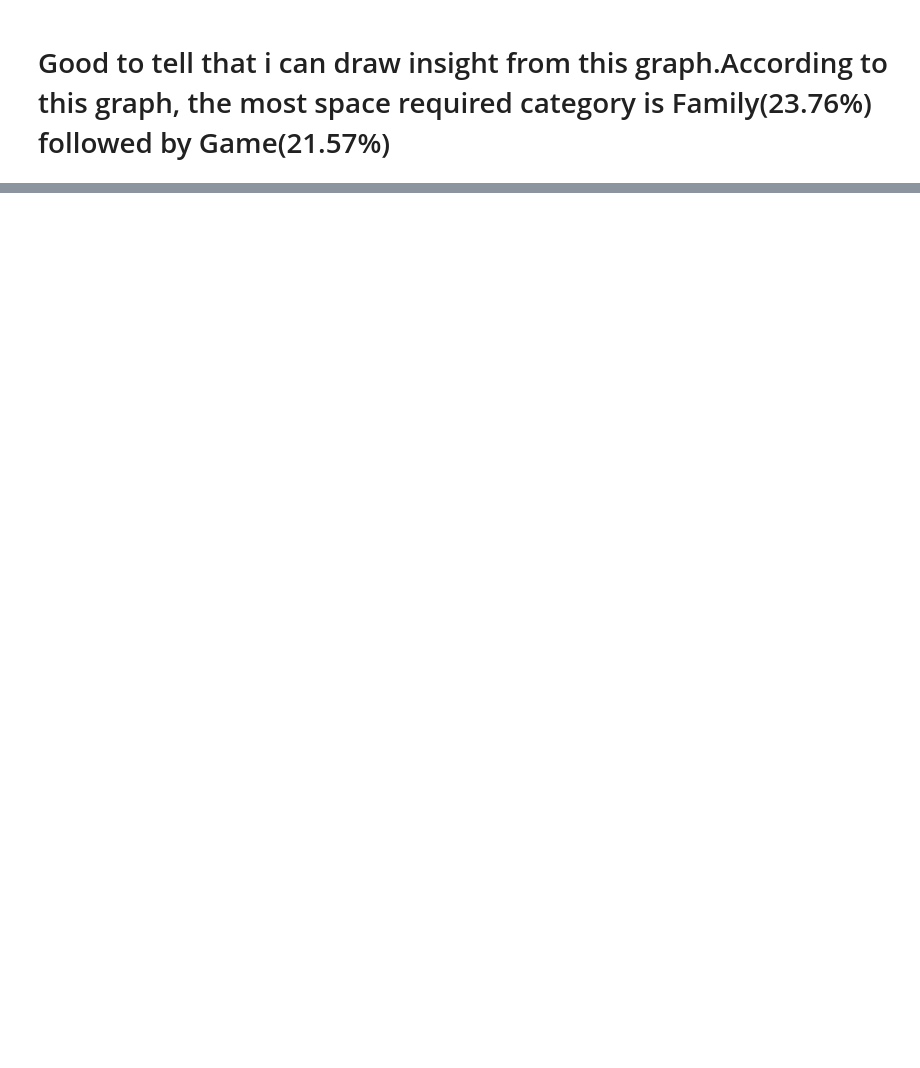
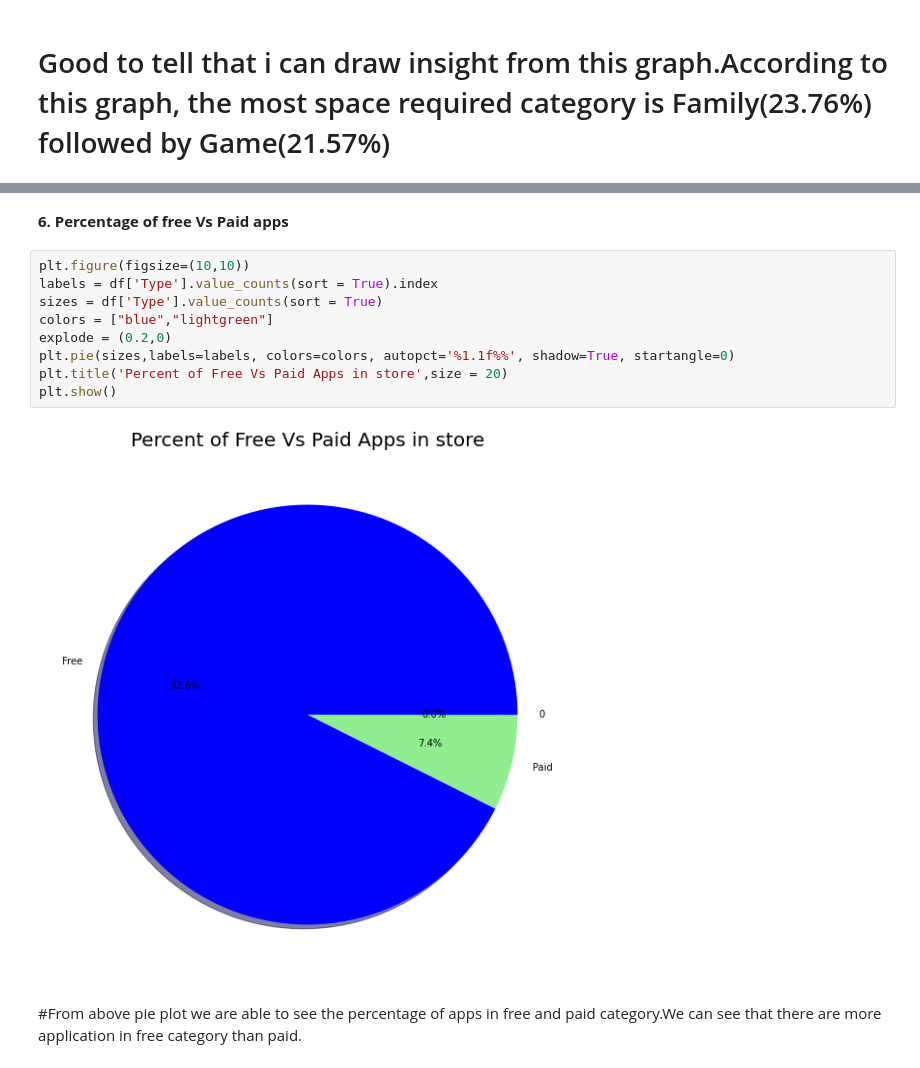
Before and after one commit to Shailendra114/Play-Store-App-Review-Analysis, a Jupyter notebook: Play_Store_App_Review_Analysis_Capstone_Project.ipynb, the cells around one changed output, grey strips where cells are left out. Saved outputs shown, nothing was run; the diff lists cells and outputs as text; blank space fills up the shorter version.

```diff
--- a/Play_Store_App_Review_Analysis_Capstone_Project.ipynb
+++ b/Play_Store_App_Review_Analysis_Capstone_Project.ipynb
@@ -444,0 +467,15 @@ px.bar(data_frame=Most_space_required_Category,x=Most_space_required_Category.Ca
+# %% [markdown]
+**6. Percentage of free Vs Paid apps**
+# %%
+plt.figure(figsize=(10,10))
+labels = df['Type'].value_counts(sort = True).index
+sizes = df['Type'].value_counts(sort = True)
+colors = ["blue","lightgreen"]
+explode = (0.2,0)
+plt.pie(sizes,labels=labels, colors=colors, autopct='%1.1f%%', shadow=True, startangle=0)
+plt.title('Percent of Free Vs Paid Apps in store',size = 20)
+plt.show()
+# %% [output]
+[figure, added]
+# %% [markdown]
+#From above pie plot we are able to see the percentage of apps in free and paid category.We can see that there are more application in free category than paid.
```
Also changed, not shown: parts of 5 cells of this notebook.
